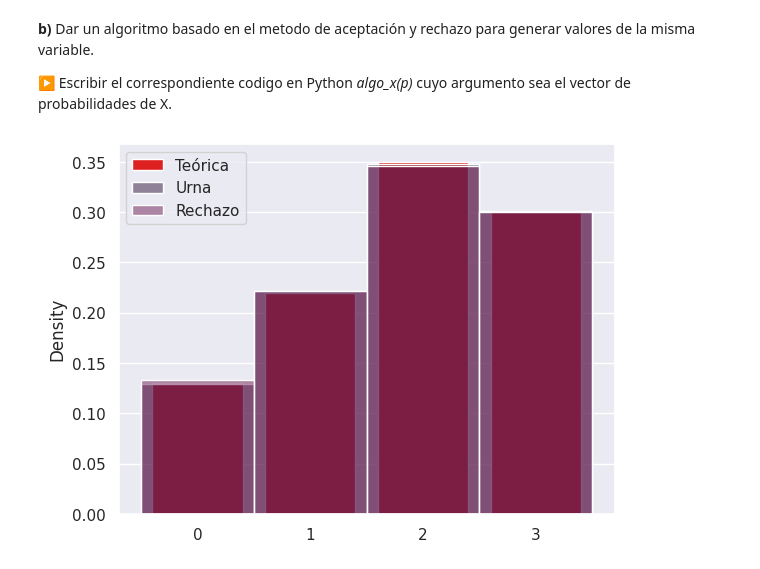
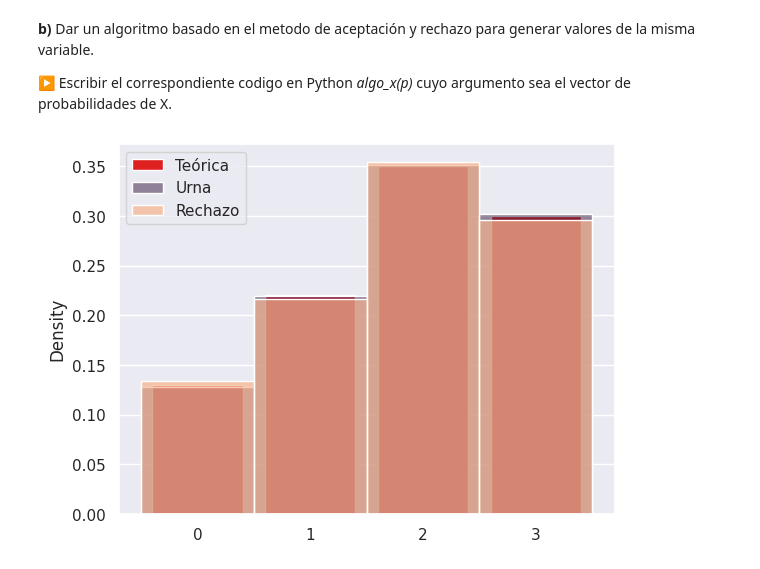
Before and after one commit to alvaro-mediina/modelos-y-simulacion-2025, a Jupyter notebook: tp5-var-aleatorias-continuas/Parcial-2024.ipynb, the cells around one changed output. Drawn from its saved outputs; the diff is of its cells as text; code cells hidden in the pictures.

```diff
--- a/tp5-var-aleatorias-continuas/Parcial-2024.ipynb
+++ b/tp5-var-aleatorias-continuas/Parcial-2024.ipynb
@@ -1,15 +1,16 @@
+# %%
+from random import random
+from typing import Callable
+import seaborn as sns
+import numpy as np
+import matplotlib.pyplot as plt
+from math import log
+sns.set_theme(style='darkgrid')
+pallete = sns.color_palette('Paired')
 # %% [markdown]
 ---
 # Ejercicio 1
 El siguiente codigo simula valores de una variable aleatoria X.
-# %%
-from random import random
-from typing import Callable
-import seaborn as sns
-import numpy as np
-import matplotlib.pyplot as plt
-sns.set_theme(style='darkgrid')
-pallete = sns.color_palette('rocket')
 # %%
 A = [0,1,1,2,2,2,3,3,3]
 B = [0,0,0,1,1,2,2,2,2,2]
@@ -83,16 +84,16 @@ def algo_x(p:Callable[[int], float]) -> int:
 # %%
 Nsim = 10_000
 
 MR_samples = [algo_x(p=p_X) for _ in range(Nsim)]
 Urn_samples = [UrnaX() for _ in range(Nsim)]
 x_values = [0,1,2,3]
 p_X_values = [p_X(x) for x in x_values]
 
 sns.barplot(x=x_values, y=p_X_values, color='red' , label="Teórica")
 sns.histplot(Urn_samples, stat='density', discrete=True, alpha=0.5, color=pallete[0], label="Urna")
-sns.histplot(MR_samples, stat='density', discrete=True, alpha=0.5, color=pallete[1], label="Rechazo")
+sns.histplot(MR_samples, stat='density', discrete=True, alpha=0.7, color=pallete[5], label="Rechazo")
 
 plt.legend()
 plt.show()
 # %% [output]
-[figure, old version]
+[figure, new version]
```
Also changed, not shown: parts of 20 cells of this notebook.
